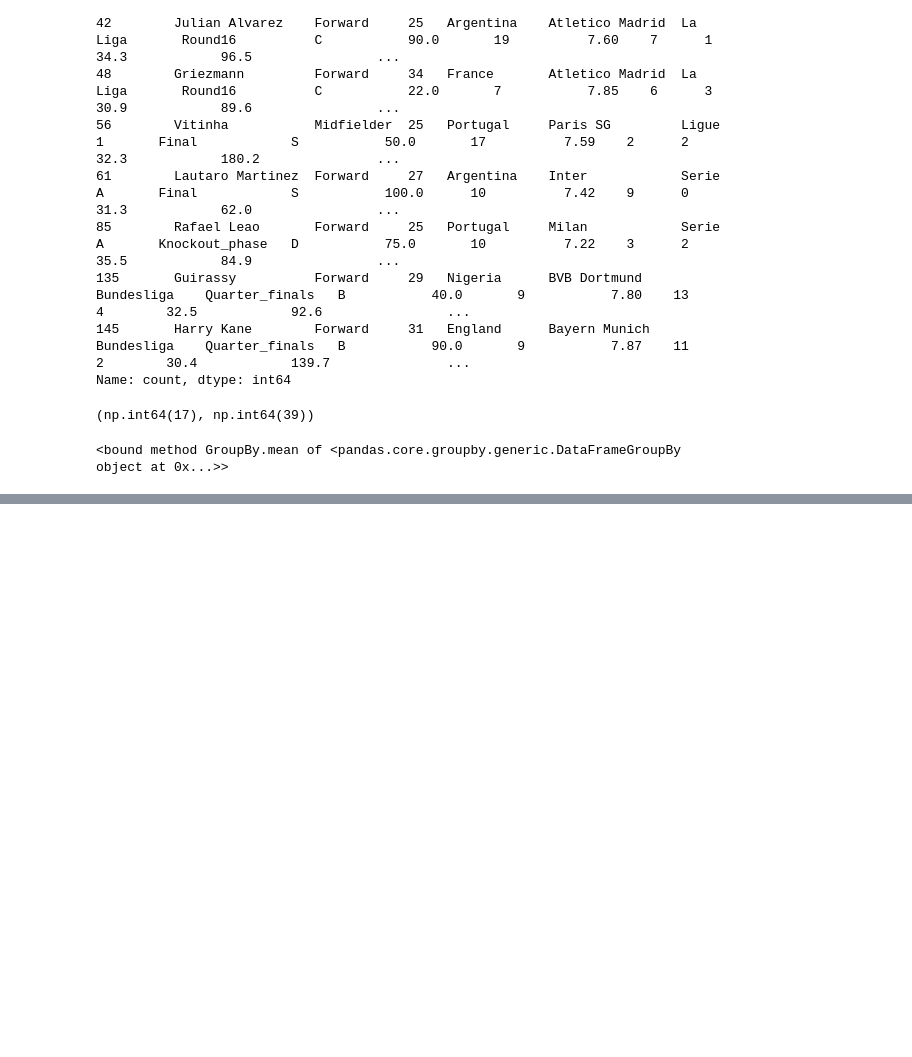
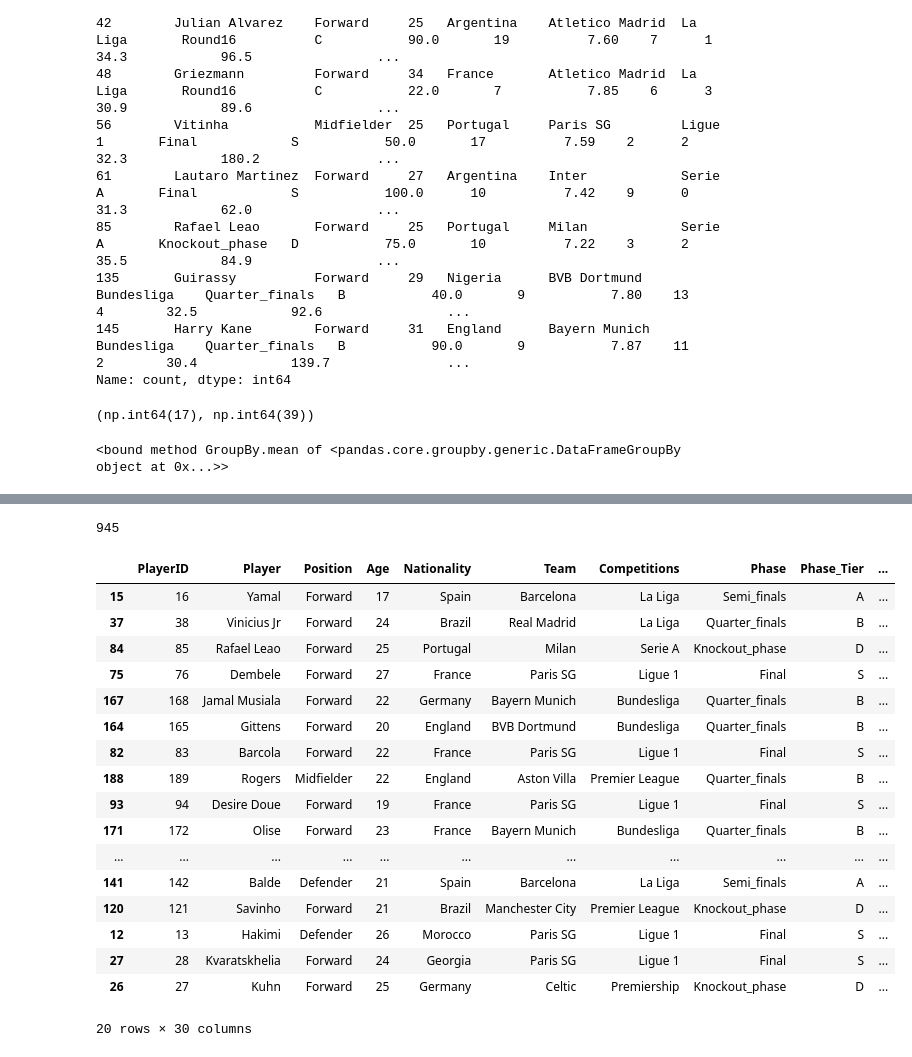
Before and after one commit to ArberKuqi/PythonDataScience_Project, a Jupyter notebook: ChampionsData_Testing/03-testing_ub.ipynb, the cells around one changed output, grey strips where cells are left out. Drawn from its saved outputs; the diff is of its cells as text; code cells hidden in the pictures; blank space fills up the shorter version.

```diff
--- a/ChampionsData_Testing/03-testing_ub.ipynb
+++ b/ChampionsData_Testing/03-testing_ub.ipynb
@@ -99,0 +218,27 @@ barcelona_players
+# %%
+180 + 45 + 180 + 200 + 30 + 80 + 100 + 130
+# %% [output]
+945
+# %%
+top_dribblers = ucl.sort_values(by='Dribbles', ascending=False).head(20)
+# %%
+top_dribblers
+# %% [output]
+|  | PlayerID | Player | Position | Age | Nationality | Team | Competitions | Phase | Phase_Tier | ... |
+| 15 | 16 | Yamal | Forward | 17 | Spain | Barcelona | La Liga | Semi_finals | A | ... |
+| 37 | 38 | Vinicius Jr | Forward | 24 | Brazil | Real Madrid | La Liga | Quarter_finals | B | ... |
+| 84 | 85 | Rafael Leao | Forward | 25 | Portugal | Milan | Serie A | Knockout_phase | D | ... |
+| 75 | 76 | Dembele | Forward | 27 | France | Paris SG | Ligue 1 | Final | S | ... |
+| 167 | 168 | Jamal Musiala | Forward | 22 | Germany | Bayern Munich | Bundesliga | Quarter_finals | B | ... |
+| 164 | 165 | Gittens | Forward | 20 | England | BVB Dortmund | Bundesliga | Quarter_finals | B | ... |
+| 82 | 83 | Barcola | Forward | 22 | France | Paris SG | Ligue 1 | Final | S | ... |
+| 188 | 189 | Rogers | Midfielder | 22 | England | Aston Villa | Premier League | Quarter_finals | B | ... |
+| 93 | 94 | Desire Doue | Forward | 19 | France | Paris SG | Ligue 1 | Final | S | ... |
+| 171 | 172 | Olise | Forward | 23 | France | Bayern Munich | Bundesliga | Quarter_finals | B | ... |
+| ... | ... | ... | ... | ... | ... | ... | ... | ... | ... | ... |
+| 141 | 142 | Balde | Defender | 21 | Spain | Barcelona | La Liga | Semi_finals | A | ... |
+| 120 | 121 | Savinho | Forward | 21 | Brazil | Manchester City | Premier League | Knockout_phase | D | ... |
+| 12 | 13 | Hakimi | Defender | 26 | Morocco | Paris SG | Ligue 1 | Final | S | ... |
+| 27 | 28 | Kvaratskhelia | Forward | 24 | Georgia | Paris SG | Ligue 1 | Final | S | ... |
+| 26 | 27 | Kuhn | Forward | 25 | Germany | Celtic | Premiership | Knockout_phase | D | ... |
+20 rows × 30 columns
```
Also changed, not shown: parts of 13 cells of this notebook, 3 other files.
